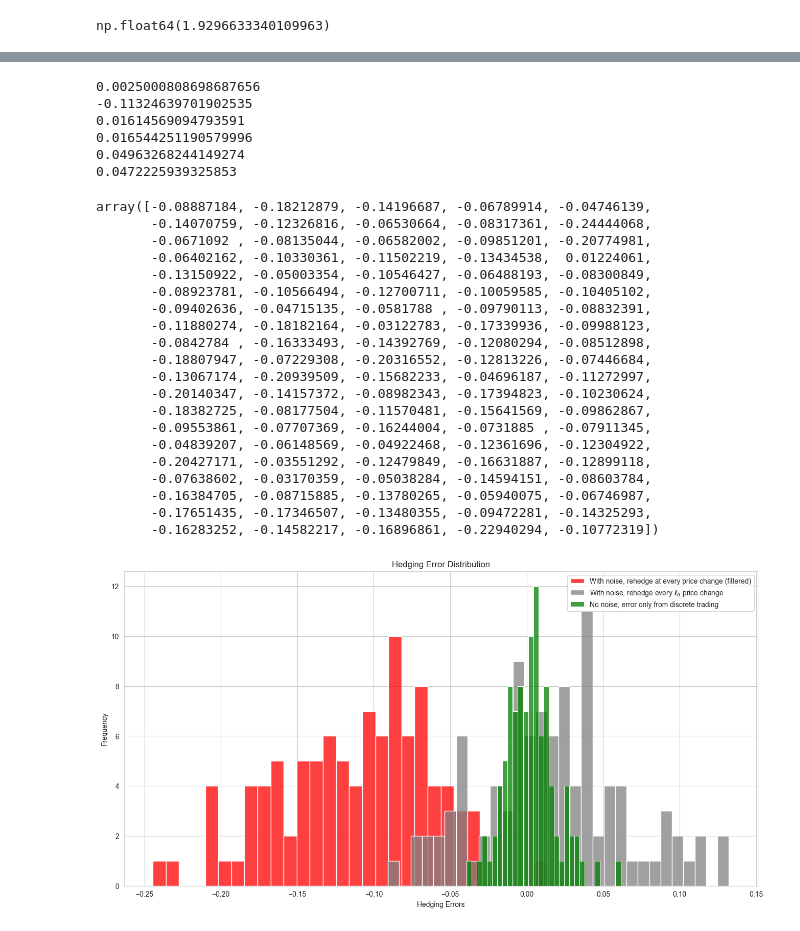
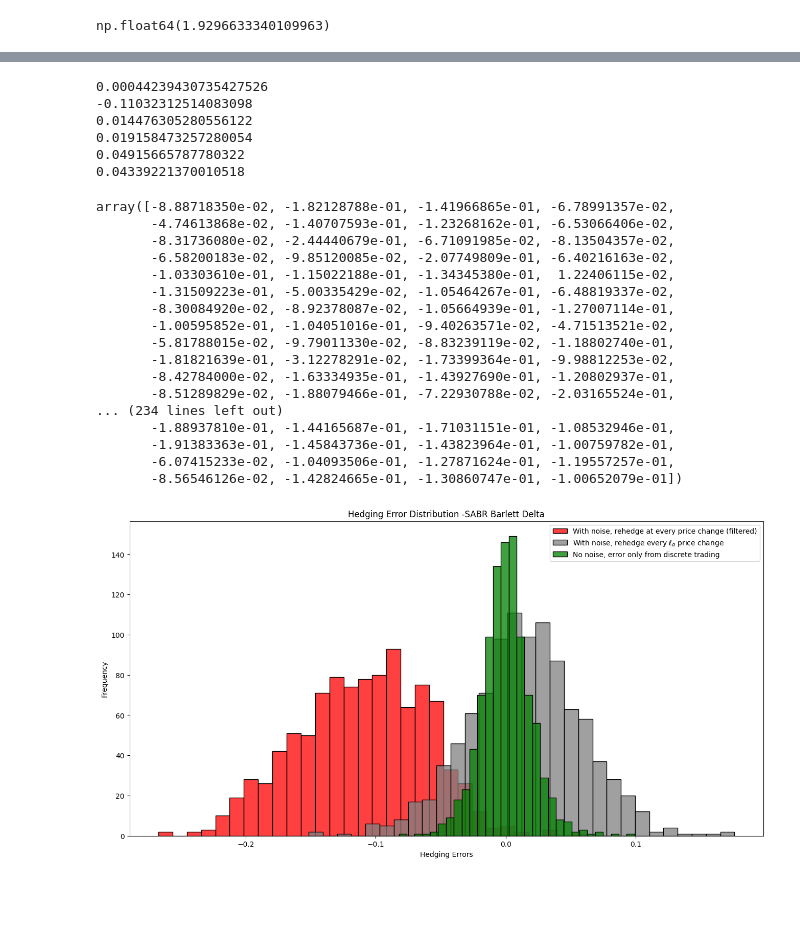
Before and after one commit to cs821/IC_MF_Market_Microstructure_CW, a Jupyter notebook: hedging_error_SABR_Barlett Delta.ipynb, the cells around one changed output, grey strips where cells are left out. Saved outputs shown, nothing was run; the diff lists cells and outputs as text; code cells hidden in the pictures; blank space fills up the shorter version.

```diff
--- a/hedging_error_SABR_Barlett Delta.ipynb
+++ b/hedging_error_SABR_Barlett Delta.ipynb
@@ -308,7 +308,7 @@ alpha_sabr0 = 0.01  # Volatility, sigma=0.01  5/np.sqrt(252)
 F0 = 100      # Initial price
 n_steps = 250   # Number of time steps
 K = 100 # Strike
-number_of_paths = 100 # For Monto Carlo
+number_of_paths = 1000 # For Monto Carlo
 beta = 1
 rho = 0.2
 nu = 0.05
@@ -378,12 +378,12 @@ def calculate_hedging_error(t, X, alpha_sabr_path, P, tau, K, params, use_effici
     # Initial Call Option Price
     calls[0]= sabr_call_price(
         X[tau[0]], K, T_total - t[tau[0]], 0,
-        params['alpha_sabr0'], params['beta'],
+        params['alpha0'], params['beta'],
         params['rho'], params['nu']
     )
     # Initial Hedging Position (Barlett-adjusted SABR delta)
     positions[0] = sabr_barlette_delta(
-        params['alpha_sabr0'],T_total - t[tau[0]],
+        params['alpha0'],T_total - t[tau[0]],
         X[tau[0]],K,params['beta'],
         params['nu'],params['rho']
         )
@@ -500,53 +500,47 @@ print(error_1.std())
 print(error_2.std())
 print(error_3.std())
 # %% [output]
-0.0025000808698687656
--0.11324639701902535
-0.01614569094793591
-0.016544251190579996
-0.04963268244149274
-0.0472225939325853
+0.00044239430735427526
+-0.11032312514083098
+0.014476305280556122
+0.019158473257280054
+0.04915665787780322
+0.04339221370010518
 # %%
 error_2
 # %% [output]
-array([-0.08887184, -0.18212879, -0.14196687, -0.06789914, -0.04746139,
-       -0.14070759, -0.12326816, -0.06530664, -0.08317361, -0.24444068,
-       -0.0671092 , -0.08135044, -0.06582002, -0.09851201, -0.20774981,
-       -0.06402162, -0.10330361, -0.11502219, -0.13434538,  0.01224061,
-       -0.13150922, -0.05003354, -0.10546427, -0.06488193, -0.08300849,
-       -0.08923781, -0.10566494, -0.12700711, -0.10059585, -0.10405102,
-       -0.09402636, -0.04715135, -0.0581788 , -0.09790113, -0.08832391,
-       -0.11880274, -0.18182164, -0.03122783, -0.17339936, -0.09988123,
-       -0.0842784 , -0.16333493, -0.14392769, -0.12080294, -0.08512898,
-       -0.18807947, -0.07229308, -0.20316552, -0.12813226, -0.07446684,
-       -0.13067174, -0.20939509, -0.15682233, -0.04696187, -0.11272997,
-       -0.20140347, -0.14157372, -0.08982343, -0.17394823, -0.10230624,
-       -0.18382725, -0.08177504, -0.11570481, -0.15641569, -0.09862867,
-       -0.09553861, -0.07707369, -0.16244004, -0.0731885 , -0.07911345,
-       -0.04839207, -0.06148569, -0.04922468, -0.12361696, -0.12304922,
-       -0.20427171, -0.03551292, -0.12479849, -0.16631887, -0.12899118,
-       -0.07638602, -0.03170359, -0.05038284, -0.14594151, -0.08603784,
-       -0.16384705, -0.08715885, -0.13780265, -0.05940075, -0.06746987,
-       -0.17651435, -0.17346507, -0.13480355, -0.09472281, -0.14325293,
-       -0.16283252, -0.14582217, -0.16896861, -0.22940294, -0.10772319])
+array([-8.88718350e-02, -1.82128788e-01, -1.41966865e-01, -6.78991357e-02,
+       -4.74613868e-02, -1.40707593e-01, -1.23268162e-01, -6.53066406e-02,
+       -8.31736080e-02, -2.44440679e-01, -6.71091985e-02, -8.13504357e-02,
+       -6.58200183e-02, -9.85120085e-02, -2.07749809e-01, -6.40216163e-02,
+       -1.03303610e-01, -1.15022188e-01, -1.34345380e-01,  1.22406115e-02,
+       -1.31509223e-01, -5.00335429e-02, -1.05464267e-01, -6.48819337e-02,
+       -8.30084920e-02, -8.92378087e-02, -1.05664939e-01, -1.27007114e-01,
+       -1.00595852e-01, -1.04051016e-01, -9.40263571e-02, -4.71513521e-02,
+       -5.81788015e-02, -9.79011330e-02, -8.83239119e-02, -1.18802740e-01,
+       -1.81821639e-01, -3.12278291e-02, -1.73399364e-01, -9.98812253e-02,
+       -8.42784000e-02, -1.63334935e-01, -1.43927690e-01, -1.20802937e-01,
+       -8.51289829e-02, -1.88079466e-01, -7.22930788e-02, -2.03165524e-01,
+... (234 lines left out)
+       -1.88937810e-01, -1.44165687e-01, -1.71031151e-01, -1.08532946e-01,
+       -1.91383363e-01, -1.45843736e-01, -1.43823964e-01, -1.00759782e-01,
+       -6.07415233e-02, -1.04093506e-01, -1.27871624e-01, -1.19557257e-01,
+       -8.56546126e-02, -1.42824665e-01, -1.30860747e-01, -1.00652079e-01])
 # %%
-
-sns.set_style("whitegrid")
-
 # Plot histogram
 plt.figure(figsize=(16, 8))
 sns.histplot(error_2, label="With noise, rehedge at every price change (filtered)", bins=30, color='red', stat='count', legend=True)
 sns.histplot(error_3, label=r"With noise, rehedge every $\ell_\alpha$ price change", bins=30, color='grey', stat='count', legend=True)
 sns.histplot(error_1, label="No noise, error only from discrete trading", bins=30, color='green', stat='count', legend=True)
 
 # Labels and Title
 plt.xlabel("Hedging Errors")
 plt.ylabel("Frequency")
-plt.title("Hedging Error Distribution")
+plt.title("Hedging Error Distribution -SABR Barlett Delta")
 plt.legend()
-plt.savefig("hedgingError_filtered.pdf", format="pdf")
+plt.savefig("Hedging Error Distribution -SABR Barlett Delta_two_eta.pdf", format="pdf")
 
 # Show plot
 plt.show()
 # %% [output]
-[figure, old version]
+[figure, new version]
```
Also changed, not shown: parts of 3 cells of this notebook, 6 other files.
